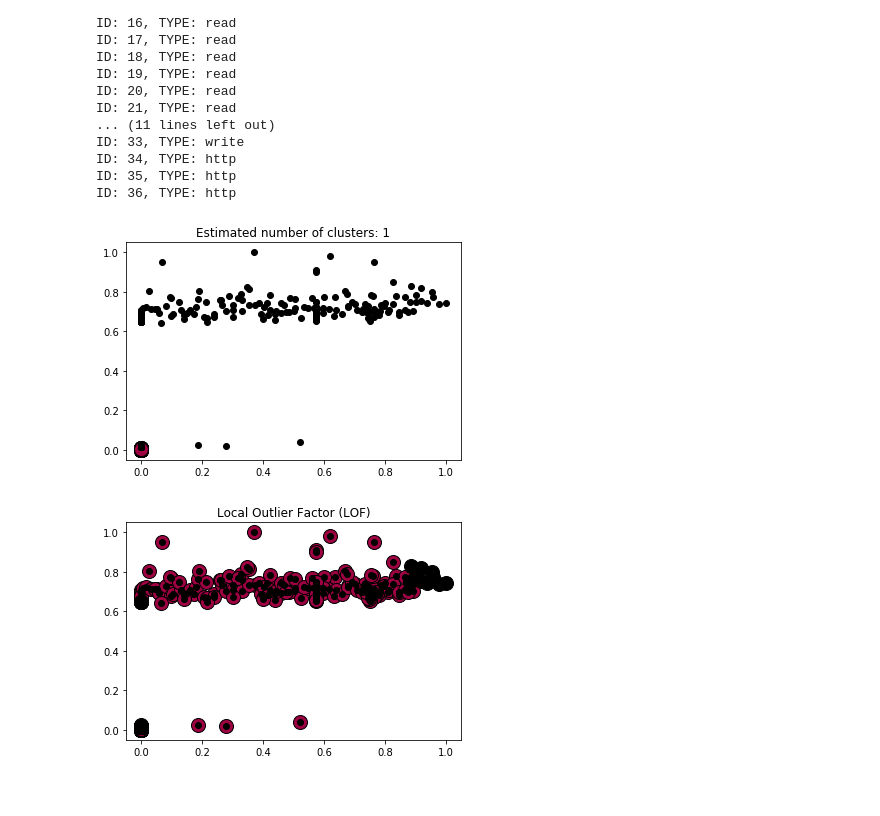
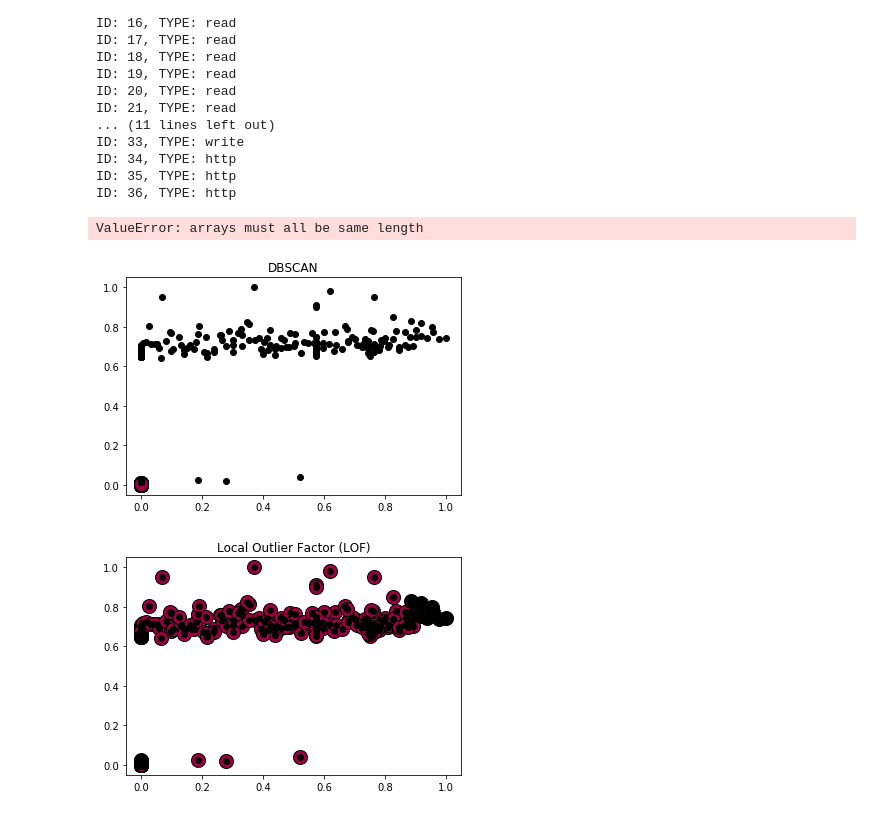
Before and after one commit to dedos-project/DeDOS, a Jupyter notebook: analytic/dedos.ipynb, the cells around one changed output. Drawn from its saved outputs; the diff is of its cells as text; code cells hidden in the pictures.

```diff
--- a/analytic/dedos.ipynb
+++ b/analytic/dedos.ipynb
@@ -55,42 +55,46 @@ normalize_df(df, scale_fields)
 # Split train and test
 fields = ['EXEC_TIME', 'IDLE_TIME', 'QUEUE_LEN', 'MEMORY_ALLOCATED', 'ACTIVITY_RATIO', 'MEM_PER_STATE']
 attack_start = df.TIME[0] + 310 * 1e9
-X_train =  df[df.TIME <= attack_start].loc[:, fields]
-X_test = df[df.TIME > attack_start].loc[:, fields]
+
+print attack_start
+#X_train =  df[df.TIME <= attack_start].loc[:, fields]
+#X_test = df[df.TIME > attack_start].loc[:, fields]
+# %% [output]
+ValueError: arrays must all be same length
 # %%
 ###DBSCAN###
-X = pd.concat([X_train,X_test])
+X = pd.concat([X_train, X_test])
 
 dbscan = do_dbscan(X, 0.3, 500)
 
 core_samples_mask = np.zeros_like(dbscan.labels_, dtype=bool)
 core_samples_mask[dbscan.core_sample_indices_] = True
 labels = dbscan.labels_
 
 # Number of clusters in labels, ignoring noise if present.
 n_clusters_ = len(set(labels)) - (1 if -1 in labels else 0)
 unique_labels = set(labels)
 colors = [plt.cm.Spectral(each)
           for each in np.linspace(0, 1, len(unique_labels))]
 for k, col in zip(unique_labels, colors):
     if k == -1:
         # Black used for noise.
         col = [0, 0, 0, 1]
 
     class_member_mask = (labels == k)
 
     xy = X[class_member_mask & core_samples_mask]
     plt.plot(xy.loc[:,'QUEUE_LEN'], xy.loc[:,'EXEC_TIME'], 'o', markerfacecolor=tuple(col),
              markeredgecolor='k', markersize=14)
 
     xy = X.loc[class_member_mask & ~core_samples_mask]
     plt.plot(xy.loc[:,'QUEUE_LEN'], xy.loc[:, 'EXEC_TIME'], 'o', markerfacecolor=tuple(col),
              markeredgecolor='k', markersize=6)
 
-plt.title('Estimated number of clusters: %d' % n_clusters_)
+plt.title('DBSCAN')
 plt.show()
 # %% [output]
-[figure, old version]
+[figure, new version]
 # %%
 ###LOF###
 X = pd.concat([X_train,X_test])
```
Also changed, not shown: parts of 2 cells of this notebook.
